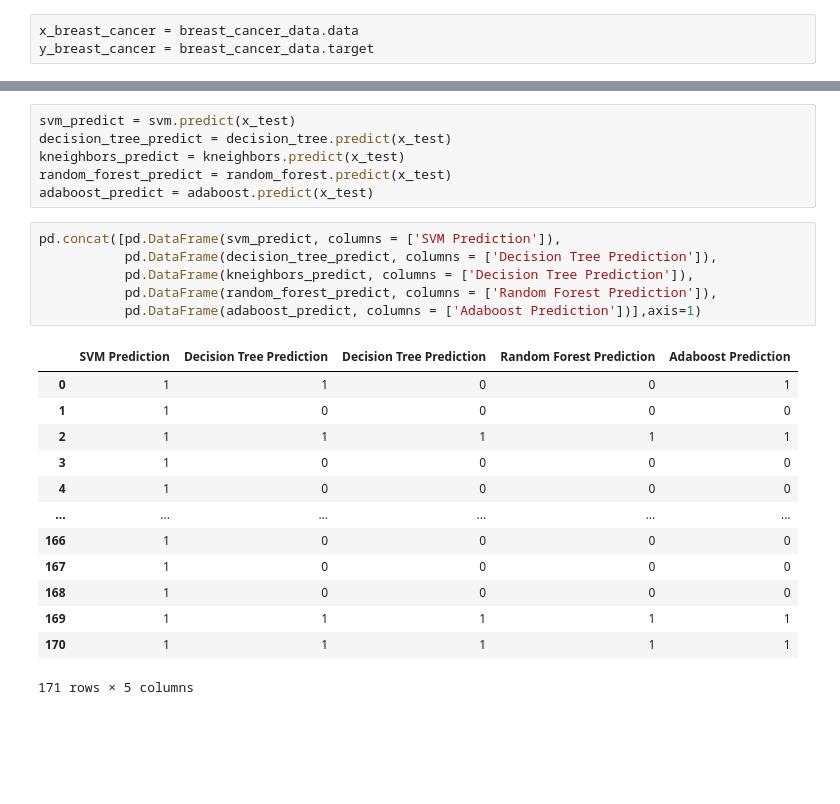
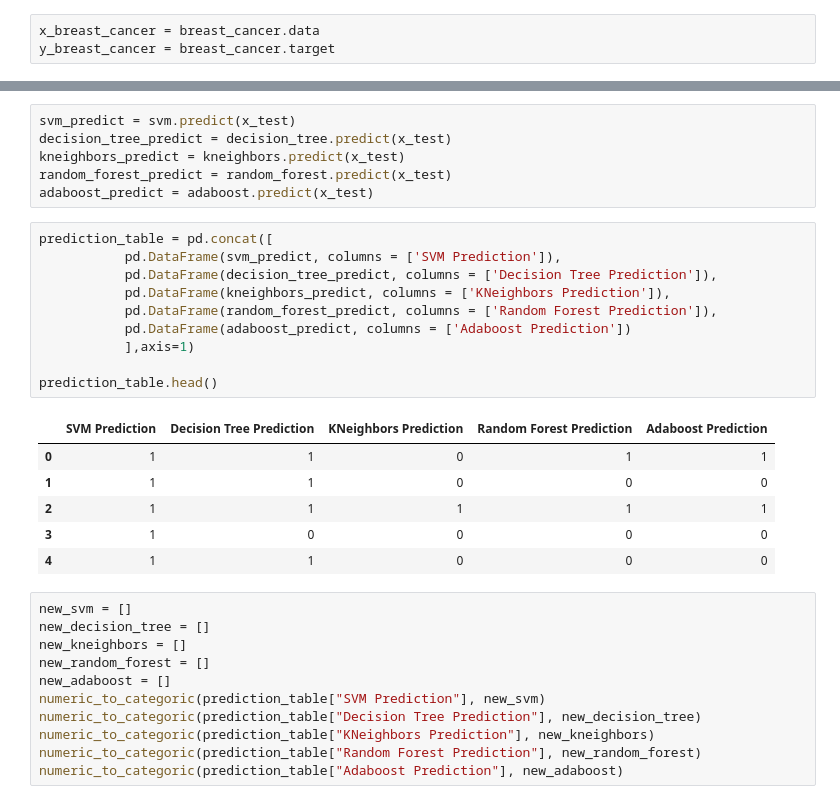
Before and after one commit to rahmatfaisal/dump_project, a Jupyter notebook: Classification.ipynb, the cells around one changed output, grey strips where cells are left out. Drawn from its saved outputs; the diff is of its cells as text; blank space fills up the shorter version.

```diff
--- a/Classification.ipynb
+++ b/Classification.ipynb
@@ -14,8 +15,8 @@ from sklearn.ensemble import RandomForestClassifier, AdaBoostClassifier
 # %%
 breast_cancer = datasets.load_breast_cancer()
 # %%
-x_breast_cancer = breast_cancer_data.data
-y_breast_cancer = breast_cancer_data.target
+x_breast_cancer = breast_cancer.data
+y_breast_cancer = breast_cancer.target
 # %%
 breast_cancer_features = pd.DataFrame(x_breast_cancer, columns=breast_cancer.feature_names)
 breast_cancer_features.head()
@@ -79,22 +80,30 @@ kneighbors_predict = kneighbors.predict(x_test)
 random_forest_predict = random_forest.predict(x_test)
 adaboost_predict = adaboost.predict(x_test)
 # %%
-pd.concat([pd.DataFrame(svm_predict, columns = ['SVM Prediction']),
+prediction_table = pd.concat([
+           pd.DataFrame(svm_predict, columns = ['SVM Prediction']),
            pd.DataFrame(decision_tree_predict, columns = ['Decision Tree Prediction']),
-           pd.DataFrame(kneighbors_predict, columns = ['Decision Tree Prediction']),
+           pd.DataFrame(kneighbors_predict, columns = ['KNeighbors Prediction']),
            pd.DataFrame(random_forest_predict, columns = ['Random Forest Prediction']),
-           pd.DataFrame(adaboost_predict, columns = ['Adaboost Prediction'])],axis=1)
+           pd.DataFrame(adaboost_predict, columns = ['Adaboost Prediction'])
+           ],axis=1)
+
+prediction_table.head()
 # %% [output]
-|  | SVM Prediction | Decision Tree Prediction | Decision Tree Prediction | Random Forest Prediction | Adaboost Prediction |
-| 0 | 1 | 1 | 0 | 0 | 1 |
-| 1 | 1 | 0 | 0 | 0 | 0 |
+|  | SVM Prediction | Decision Tree Prediction | KNeighbors Prediction | Random Forest Prediction | Adaboost Prediction |
+| 0 | 1 | 1 | 0 | 1 | 1 |
+| 1 | 1 | 1 | 0 | 0 | 0 |
 | 2 | 1 | 1 | 1 | 1 | 1 |
 | 3 | 1 | 0 | 0 | 0 | 0 |
-| 4 | 1 | 0 | 0 | 0 | 0 |
-| ... | ... | ... | ... | ... | ... |
-| 166 | 1 | 0 | 0 | 0 | 0 |
-| 167 | 1 | 0 | 0 | 0 | 0 |
-| 168 | 1 | 0 | 0 | 0 | 0 |
-| 169 | 1 | 1 | 1 | 1 | 1 |
-| 170 | 1 | 1 | 1 | 1 | 1 |
+| 4 | 1 | 1 | 0 | 0 | 0 |
-171 rows × 5 columns
+# %%
+new_svm = []
+new_decision_tree = []
+new_kneighbors = []
+new_random_forest = []
+new_adaboost = []
+numeric_to_categoric(prediction_table["SVM Prediction"], new_svm)
+numeric_to_categoric(prediction_table["Decision Tree Prediction"], new_decision_tree)
+numeric_to_categoric(prediction_table["KNeighbors Prediction"], new_kneighbors)
+numeric_to_categoric(prediction_table["Random Forest Prediction"], new_random_forest)
+numeric_to_categoric(prediction_table["Adaboost Prediction"], new_adaboost)
```
Also changed, not shown: parts of 12 cells of this notebook.
